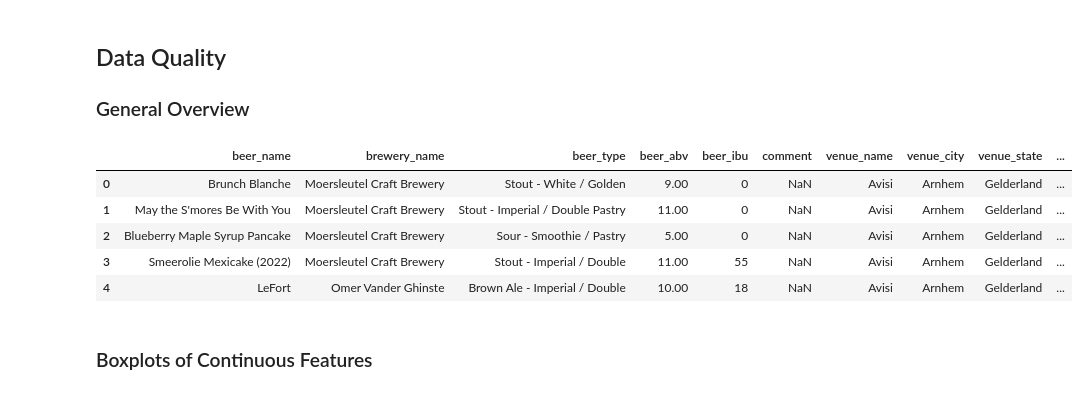
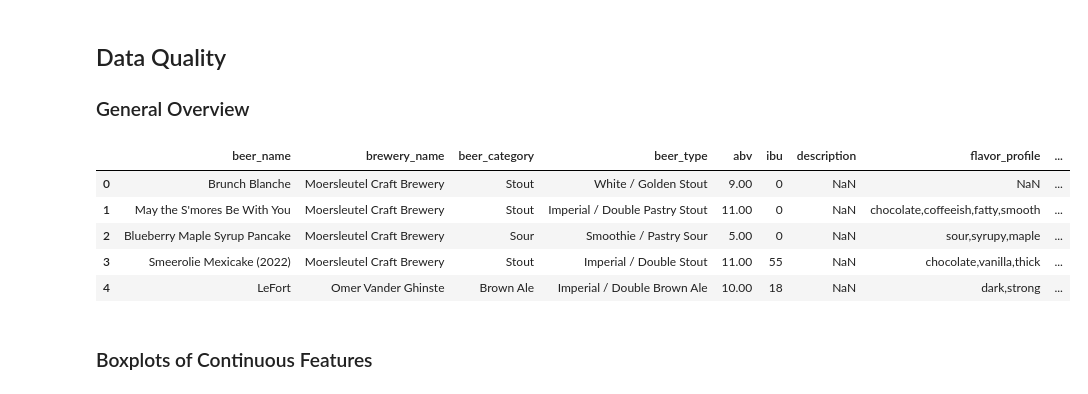
Before and after one commit to daanbrugmans/ru-data-engineering-23-24, a Jupyter notebook: code/analysis.ipynb, the cells around one changed output. Saved outputs shown, nothing was run; the diff lists cells and outputs as text; code cells hidden in the pictures.

```diff
--- a/code/analysis.ipynb
+++ b/code/analysis.ipynb
@@ -26,16 +26,19 @@ sns.set_theme(rc={'figure.figsize':(12, 15)})
 # %%
 dataset = datasets.untappd.UntappdDataset()
 
-data_quality_assessor = dqa.DataQualityAssessor(dataset=dataset.df)
+data_wrangler = dw.DataWrangler(dataset)
+data_wrangler.parse_category_and_type_features()
+
+data_quality_assessor = dqa.DataQualityAssessor(dataset=data_wrangler.dataset.df)
 
 data_quality_assessor.dataset.head()
 # %% [output]
-|  | beer_name | brewery_name | beer_type | beer_abv | beer_ibu | comment | venue_name | venue_city | venue_state | ... |
-| 0 | Brunch Blanche | Moersleutel Craft Brewery | Stout - White / Golden | 9.00 | 0 | NaN | Avisi | Arnhem | Gelderland | ... |
-| 1 | May the S'mores Be With You | Moersleutel Craft Brewery | Stout - Imperial / Double Pastry | 11.00 | 0 | NaN | Avisi | Arnhem | Gelderland | ... |
-| 2 | Blueberry Maple Syrup Pancake | Moersleutel Craft Brewery | Sour - Smoothie / Pastry | 5.00 | 0 | NaN | Avisi | Arnhem | Gelderland | ... |
-| 3 | Smeerolie Mexicake (2022) | Moersleutel Craft Brewery | Stout - Imperial / Double | 11.00 | 55 | NaN | Avisi | Arnhem | Gelderland | ... |
-| 4 | LeFort | Omer Vander Ghinste | Brown Ale - Imperial / Double | 10.00 | 18 | NaN | Avisi | Arnhem | Gelderland | ... |
+|  | beer_name | brewery_name | beer_category | beer_type | abv | ibu | description | flavor_profile | ... |
+| 0 | Brunch Blanche | Moersleutel Craft Brewery | Stout | White / Golden Stout | 9.00 | 0 | NaN | NaN | ... |
+| 1 | May the S'mores Be With You | Moersleutel Craft Brewery | Stout | Imperial / Double Pastry Stout | 11.00 | 0 | NaN | chocolate,coffeeish,fatty,smooth | ... |
+| 2 | Blueberry Maple Syrup Pancake | Moersleutel Craft Brewery | Sour | Smoothie / Pastry Sour | 5.00 | 0 | NaN | sour,syrupy,maple | ... |
+| 3 | Smeerolie Mexicake (2022) | Moersleutel Craft Brewery | Stout | Imperial / Double Stout | 11.00 | 55 | NaN | chocolate,vanilla,thick | ... |
+| 4 | LeFort | Omer Vander Ghinste | Brown Ale | Imperial / Double Brown Ale | 10.00 | 18 | NaN | dark,strong | ... |
 # %% [markdown]
 ### Boxplots of Continuous Features
 # %%
```
Also changed, not shown: parts of 5 cells of this notebook, 6 other files.
